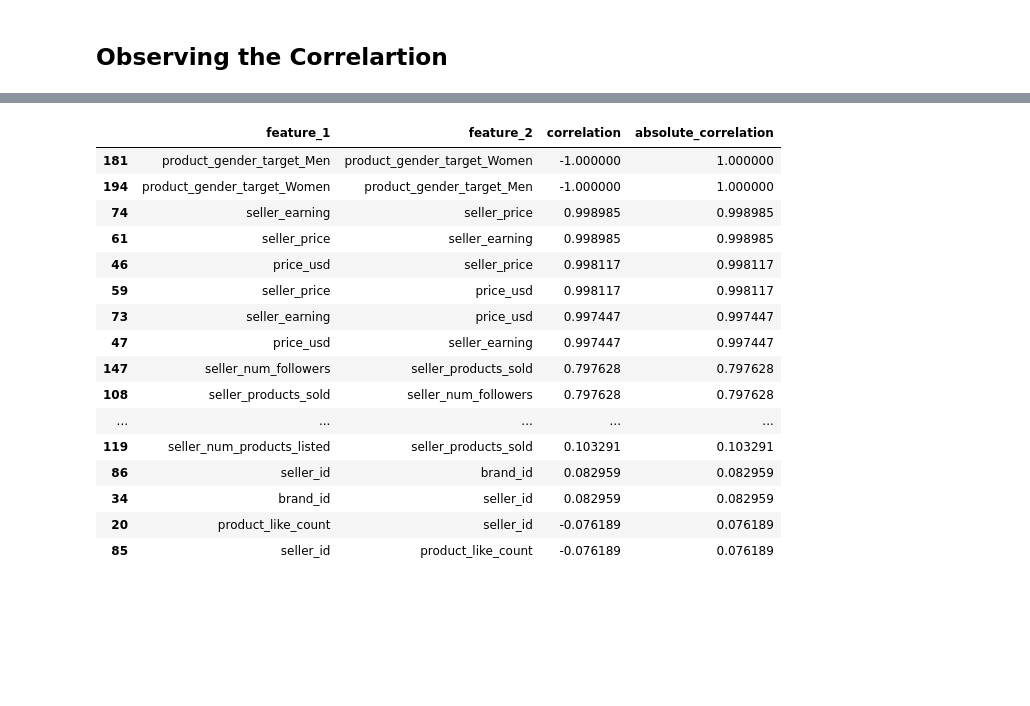
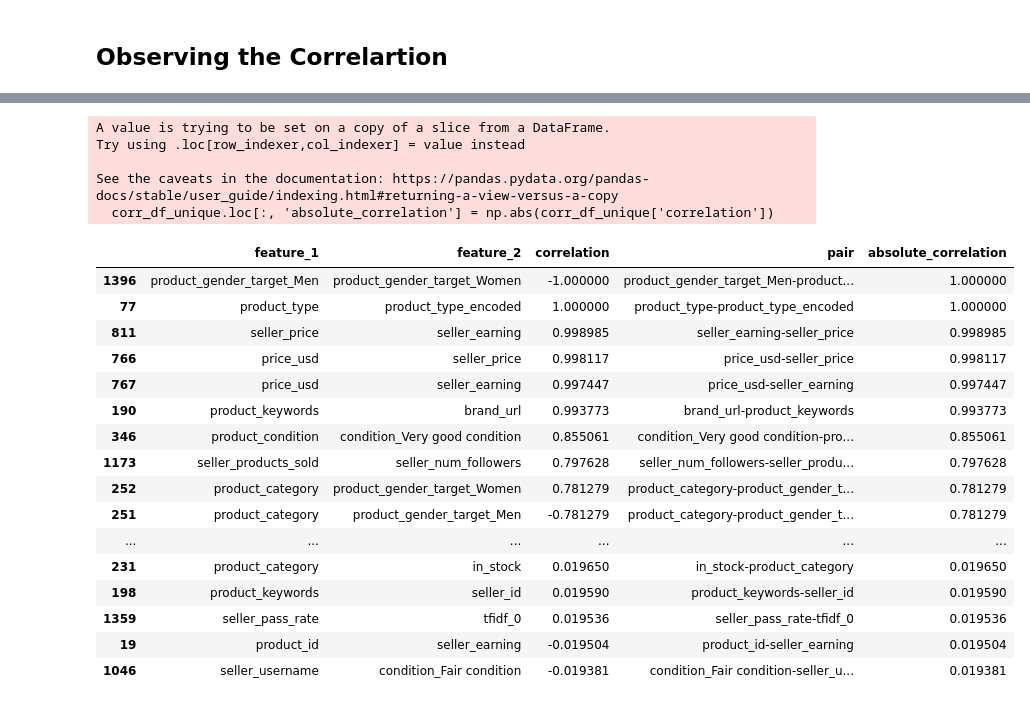
Before and after one commit to aplabey/2nd_hand_fashion_valuation, a Jupyter notebook: notebooks/notebook_SL.ipynb, the cells around one changed output, grey strips where cells are left out. Drawn from its saved outputs; the diff is of its cells as text; code cells hidden in the pictures; blank space fills up the shorter version.

```diff
--- a/notebooks/notebook_SL.ipynb
+++ b/notebooks/notebook_SL.ipynb
@@ -675,24 +709,50 @@ corr_df = corr_df[no_self_correlation]
-# %%
-# Compute the absolute correlation
-corr_df['absolute_correlation'] = np.abs(corr_df['correlation'])
-
-# Showe the top 5 most correlated pairs of feature
-corr_df.sort_values(by="absolute_correlation", ascending=False).head(15*2)
-# %% [output]
-|  | feature_1 | feature_2 | correlation | absolute_correlation |
-| 181 | product_gender_target_Men | product_gender_target_Women | -1.000000 | 1.000000 |
-| 194 | product_gender_target_Women | product_gender_target_Men | -1.000000 | 1.000000 |
-| 74 | seller_earning | seller_price | 0.998985 | 0.998985 |
-| 61 | seller_price | seller_earning | 0.998985 | 0.998985 |
-| 46 | price_usd | seller_price | 0.998117 | 0.998117 |
-| 59 | seller_price | price_usd | 0.998117 | 0.998117 |
-| 73 | seller_earning | price_usd | 0.997447 | 0.997447 |
-| 47 | price_usd | seller_earning | 0.997447 | 0.997447 |
-| 147 | seller_num_followers | seller_products_sold | 0.797628 | 0.797628 |
-| 108 | seller_products_sold | seller_num_followers | 0.797628 | 0.797628 |
-| ... | ... | ... | ... | ... |
-| 119 | seller_num_products_listed | seller_products_sold | 0.103291 | 0.103291 |
-| 86 | seller_id | brand_id | 0.082959 | 0.082959 |
-| 34 | brand_id | seller_id | 0.082959 | 0.082959 |
-| 20 | product_like_count | seller_id | -0.076189 | 0.076189 |
-| 85 | seller_id | product_like_count | -0.076189 | 0.076189 |
+# %%
+# Convert the correlation matrix into a DataFrame
+corr_df = correlation_matrix.stack().reset_index()
+
+# Rename the columns
+corr_df.columns = ['feature_1', 'feature_2', 'correlation']
+
+# Remove self correlations
+no_self_correlation = (corr_df['feature_1'] != corr_df['feature_2'])
+corr_df = corr_df[no_self_correlation]
+
+# Create a unique identifier for each pair (sorted to ensure uniqueness)
+corr_df['pair'] = np.where(corr_df['feature_1'] < corr_df['feature_2'],
+                           corr_df['feature_1'] + '-' + corr_df['feature_2'],
+                           corr_df['feature_2'] + '-' + corr_df['feature_1'])
+
+# Drop duplicate pairs
+corr_df_unique = corr_df.drop_duplicates(subset='pair', keep='first')
+
+# Compute the absolute correlation using .loc to avoid SettingWithCopyWarning
+corr_df_unique.loc[:, 'absolute_correlation'] = np.abs(corr_df_unique['correlation'])
+
+# Sort by absolute correlation and show top pairs
+top_corr_pairs = corr_df_unique.sort_values(by="absolute_correlation", ascending=False)
+# Display the result
+pd.set_option('display.max_rows', None)
+display(top_corr_pairs)
+# %% [output]
+A value is trying to be set on a copy of a slice from a DataFrame.
+Try using .loc[row_indexer,col_indexer] = value instead
+
+See the caveats in the documentation: https://pandas.pydata.org/pandas-docs/stable/user_guide/indexing.html#returning-a-view-versus-a-copy
+  corr_df_unique.loc[:, 'absolute_correlation'] = np.abs(corr_df_unique['correlation'])
+|  | feature_1 | feature_2 | correlation | pair | absolute_correlation |
+| 1396 | product_gender_target_Men | product_gender_target_Women | -1.000000 | product_gender_target_Men-product... | 1.000000 |
+| 77 | product_type | product_type_encoded | 1.000000 | product_type-product_type_encoded | 1.000000 |
+| 811 | seller_price | seller_earning | 0.998985 | seller_earning-seller_price | 0.998985 |
+| 766 | price_usd | seller_price | 0.998117 | price_usd-seller_price | 0.998117 |
+| 767 | price_usd | seller_earning | 0.997447 | price_usd-seller_earning | 0.997447 |
+| 190 | product_keywords | brand_url | 0.993773 | brand_url-product_keywords | 0.993773 |
+| 346 | product_condition | condition_Very good condition | 0.855061 | condition_Very good condition-pro... | 0.855061 |
+| 1173 | seller_products_sold | seller_num_followers | 0.797628 | seller_num_followers-seller_produ... | 0.797628 |
+| 252 | product_category | product_gender_target_Women | 0.781279 | product_category-product_gender_t... | 0.781279 |
+| 251 | product_category | product_gender_target_Men | -0.781279 | product_category-product_gender_t... | 0.781279 |
+| ... | ... | ... | ... | ... | ... |
+| 231 | product_category | in_stock | 0.019650 | in_stock-product_category | 0.019650 |
+| 198 | product_keywords | seller_id | 0.019590 | product_keywords-seller_id | 0.019590 |
+| 1359 | seller_pass_rate | tfidf_0 | 0.019536 | seller_pass_rate-tfidf_0 | 0.019536 |
+| 19 | product_id | seller_earning | -0.019504 | product_id-seller_earning | 0.019504 |
+| 1046 | seller_username | condition_Fair condition | -0.019381 | condition_Fair condition-seller_u... | 0.019381 |
```
Also changed, not shown: parts of 5 cells of this notebook.
